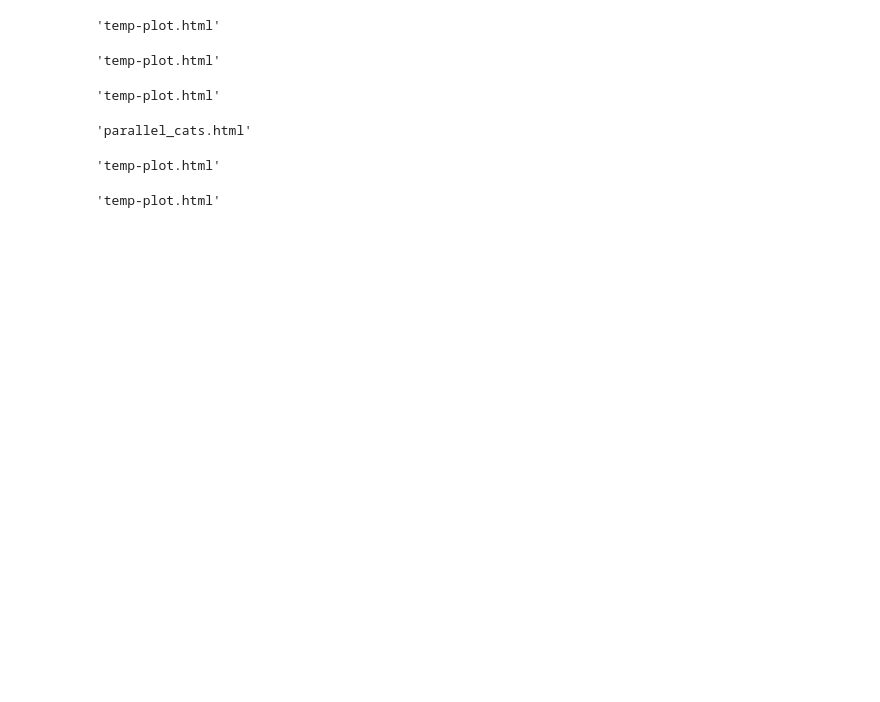
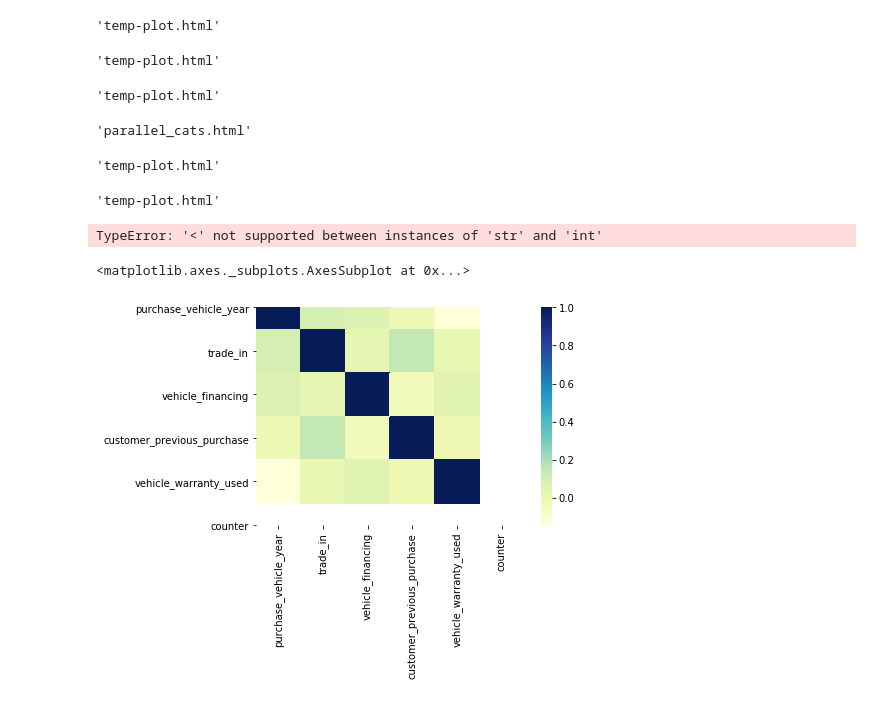
Before and after one commit to Natedogg373/CarMax_Analytics, a Jupyter notebook: Organized Car Max Analytics.ipynb, the cells around one changed output. Drawn from its saved outputs; the diff is of its cells as text; code cells hidden in the pictures; blank space fills up the shorter version.

```diff
--- a/Organized Car Max Analytics.ipynb
+++ b/Organized Car Max Analytics.ipynb
@@ -258,3 +258,10 @@ fig = px.bar(price_income, x='purchase_price', y='actual', facet_row='customer_i
 py.offline.plot(fig, 'price_income.html', auto_open=True)
 # %% [output]
 'temp-plot.html'
+# %%
+stuff = data.loc[data['vehicle_financing'] == 0].groupby('customer_income')['insert_num'].count().to_frame().reset_index()
+stuff = stuff.sort_values(by=['customer_income'])
+
+sns.barplot(x='customer_income', y='insert_num', data=stuff)
+# %% [output]
+TypeError: '<' not supported between instances of 'str' and 'int'
@@ -260,0 +274,6 @@ py.offline.plot(fig, 'price_income.html', auto_open=True)
+# %%
+stuff = data.drop(columns=['subsequent_purchases', 'actual', 'insert_num'])
+sns.heatmap(stuff.corr(), cmap="YlGnBu")
+# %% [output]
+<matplotlib.axes._subplots.AxesSubplot at 0x...>
+[figure, added]
```
Also changed, not shown: parts of 1 cell of this notebook.
